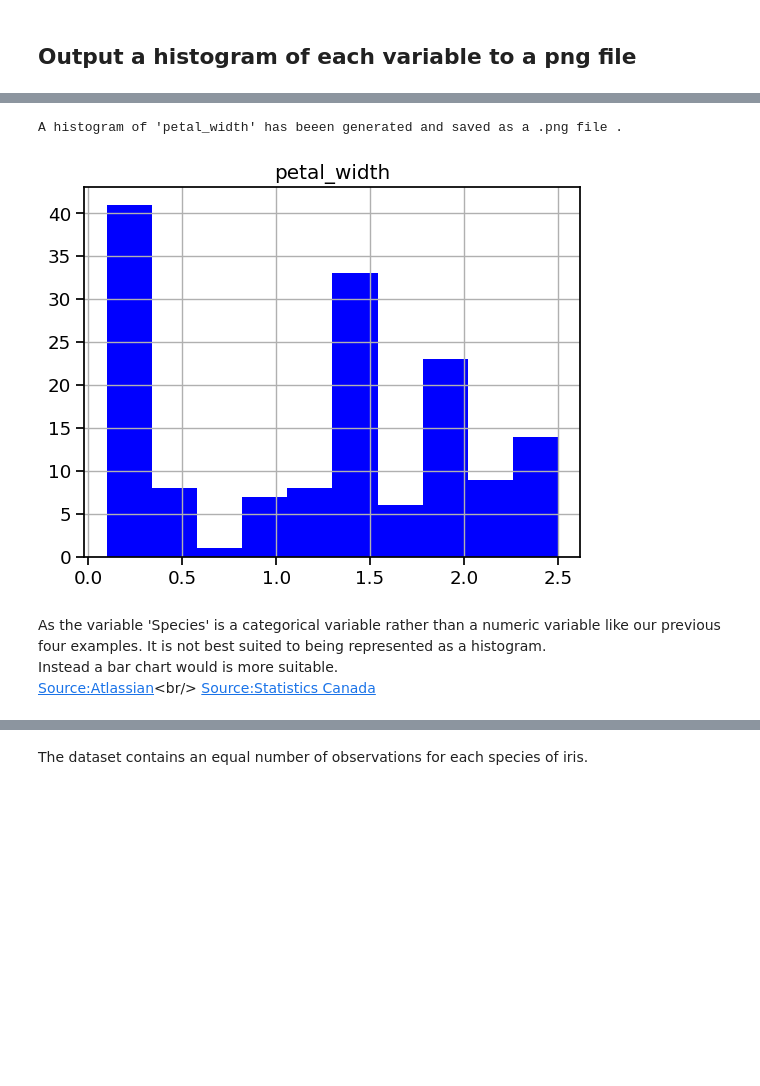
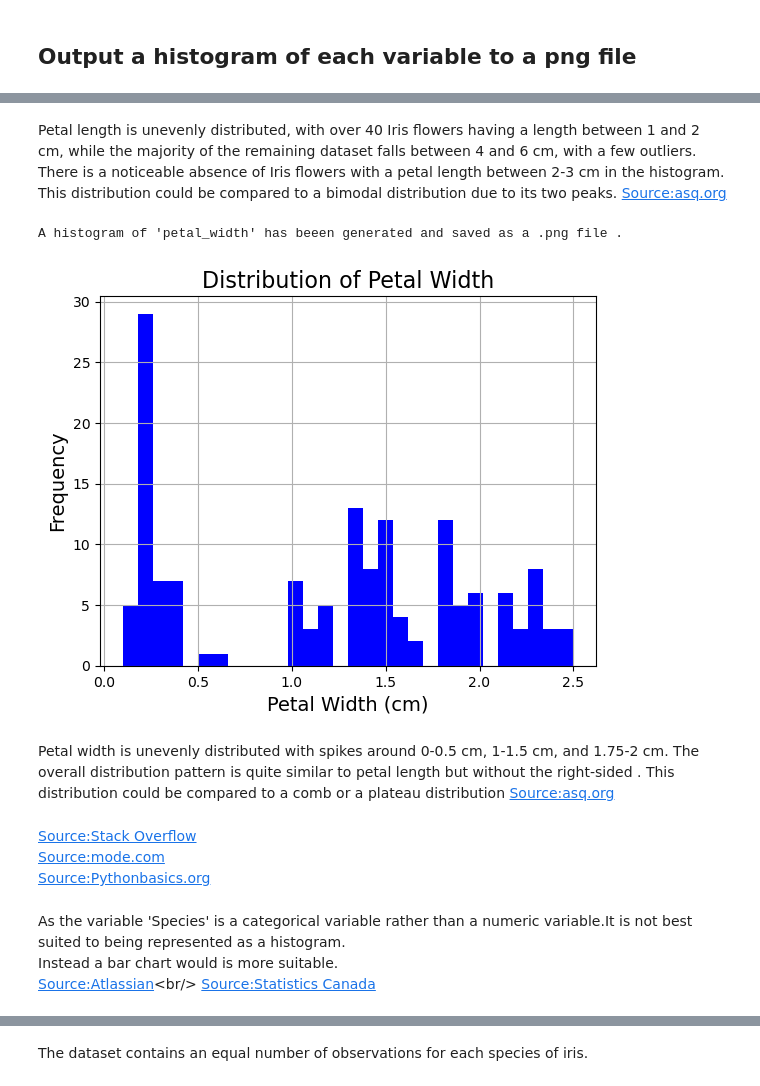
Before and after one commit to sarahembarry/pands-project, a Jupyter notebook: analysisnotebook.ipynb, the cells around one changed output, grey strips where cells are left out. Cells and saved outputs as stored; diff of their text form; code cells hidden in the pictures; blank space fills up the shorter version.

```diff
--- a/analysisnotebook.ipynb
+++ b/analysisnotebook.ipynb
@@ -128,15 +155,30 @@ A histogram of 'petal_length' has been generated and saved as a .png file .
+# %% [markdown]
+Petal length is unevenly distributed, with over 40 Iris flowers having a length between 1 and 2 cm, while the majority of the remaining dataset falls between 4 and 6 cm, with a few outliers. There is a noticeable absence of Iris flowers with a petal length between 2-3 cm in the histogram. This distribution could be compared to a bimodal distribution due to its two peaks.
+[Source:asq.org](https://asq.org/quality-resources/histogram)
 # %%
 # Use Pandas to create a histogram
-df.hist(column='petal_width', color='blue')
+# Using a larger number of bins provides a more detailed view of the overall distribution.
+df.hist(column='petal_width', color='blue',bins=30)
+# Use Matplotlib to add labels and title to the histogram
+plt.title('Distribution of Petal Width', fontsize=16)
+plt.xlabel('Petal Width (cm)', fontsize=14)
+plt.ylabel('Frequency', fontsize=14)
 # Use Matplotlib to save the histogram as a png file
 plt.savefig('petal_width_histogram.png')
 # Text message
 print("A histogram of 'petal_width' has beeen generated and saved as a .png file .")
 # %% [output]
 A histogram of 'petal_width' has beeen generated and saved as a .png file .
-[figure, old version]
+[figure, new version]
+# %% [markdown]
+Petal width is unevenly distributed with spikes around 0-0.5 cm, 1-1.5 cm, and 1.75-2 cm. The overall distribution pattern is quite similar to petal length but without the right-sided . This distribution could be compared to a comb or a plateau distribution
+[Source:asq.org](https://asq.org/quality-resources/histogram)
+# %% [markdown]
+[Source:Stack Overflow](https://stackoverflow.com/questions/46411533/how-can-i-save-histogram-plot-in-python)<br/>
+[Source:mode.com](https://mode.com/example-gallery/python_histogram)<br/>
+[Source:Pythonbasics.org](https://pythonbasics.org/matplotlib-bar-chart/)
 # %% [markdown]
-As the variable 'Species' is a categorical variable rather than a numeric variable like our previous four examples. It is not best suited to being represented as a histogram. <br/>
+As the variable 'Species' is a categorical variable rather than a numeric variable.It is not best suited to being represented as a histogram. <br/>
 Instead a bar chart would is more suitable.<br/>
 [Source:Atlassian](https://www.atlassian.com/data/charts/bar-chart-complete-guide#:~:text=A%20bar%20chart%20is%20used,groups%20compare%20against%20the%20others.)<br/>
 [Source:Statistics Canada](https://www150.statcan.gc.ca/n1/edu/power-pouvoir/ch9/histo/5214822-eng.htm)<br/>
```
Also changed, not shown: parts of 24 cells of this notebook, 6 other files.
